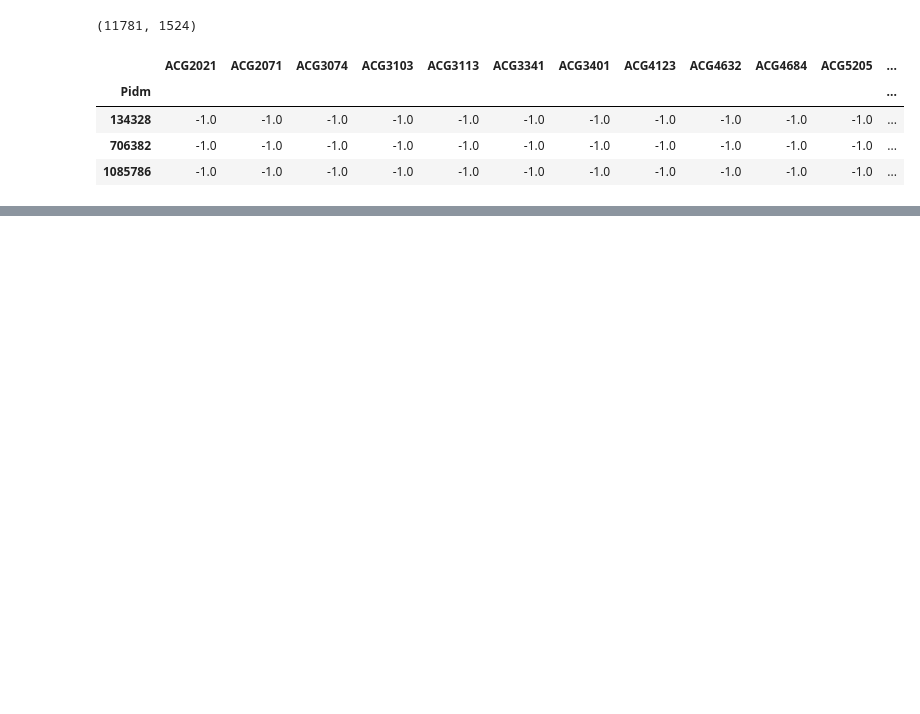
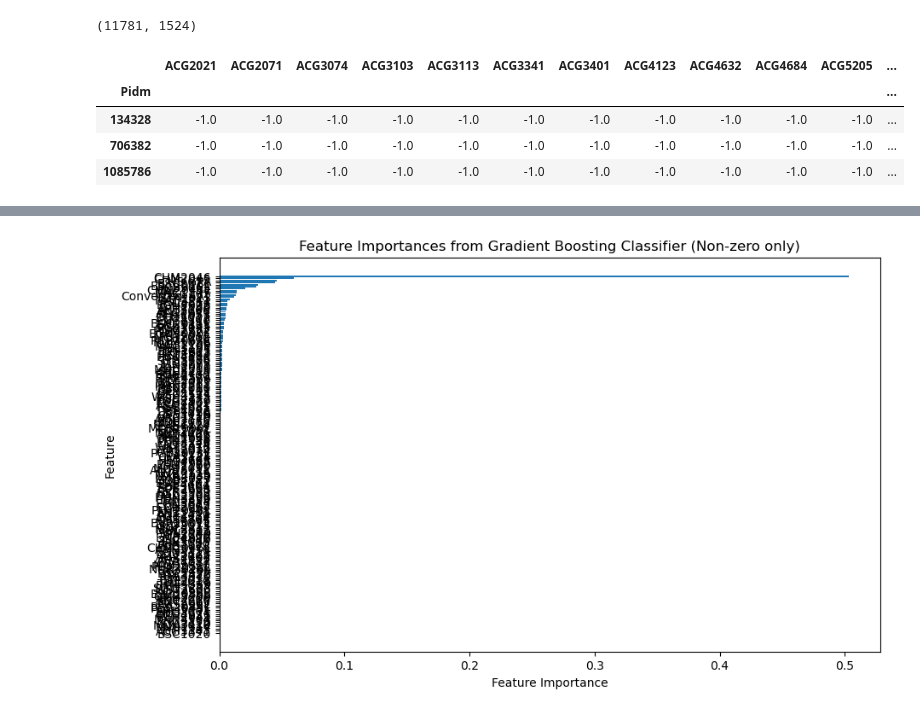
Before and after one commit to ArtKrutsko/CIS4915, a Jupyter notebook: Adaboost.ipynb, the cells around one changed output, grey strips where cells are left out. Cells and saved outputs as stored; diff of their text form; code cells hidden in the pictures; blank space fills up the shorter version.

```diff
--- a/Adaboost.ipynb
+++ b/Adaboost.ipynb
@@ -490,0 +511,12 @@ plt.show()
+# %%
+# Get feature importances
+feature_importances = gb_classifier.feature_importances_
+
+# Create a DataFrame for better visualization
+feature_importances_df = pd.DataFrame({
+    'Feature': X_train.columns,
+    'Importance': feature_importances
+}).sort_values(by='Importance', ascending=False)
+
+# Display the feature importances
+print("Feature Importances:\n", feature_importances_df)
@@ -490,0 +539,14 @@ plt.show()
+# %%
+# Filter the DataFrame to include only features with importance greater than 0
+feature_importances_nonzero = feature_importances_df[feature_importances_df['Importance'] > 0]
+
+# Plot the non-zero feature importances
+plt.figure(figsize=(10, 6))
+plt.barh(feature_importances_nonzero['Feature'], feature_importances_nonzero['Importance'])
+plt.xlabel("Feature Importance")
+plt.ylabel("Feature")
+plt.title("Feature Importances from Gradient Boosting Classifier (Non-zero only)")
+plt.gca().invert_yaxis()
+plt.show()
+# %% [output]
+[figure, added]
```
Also changed, not shown: parts of 11 cells of this notebook.
